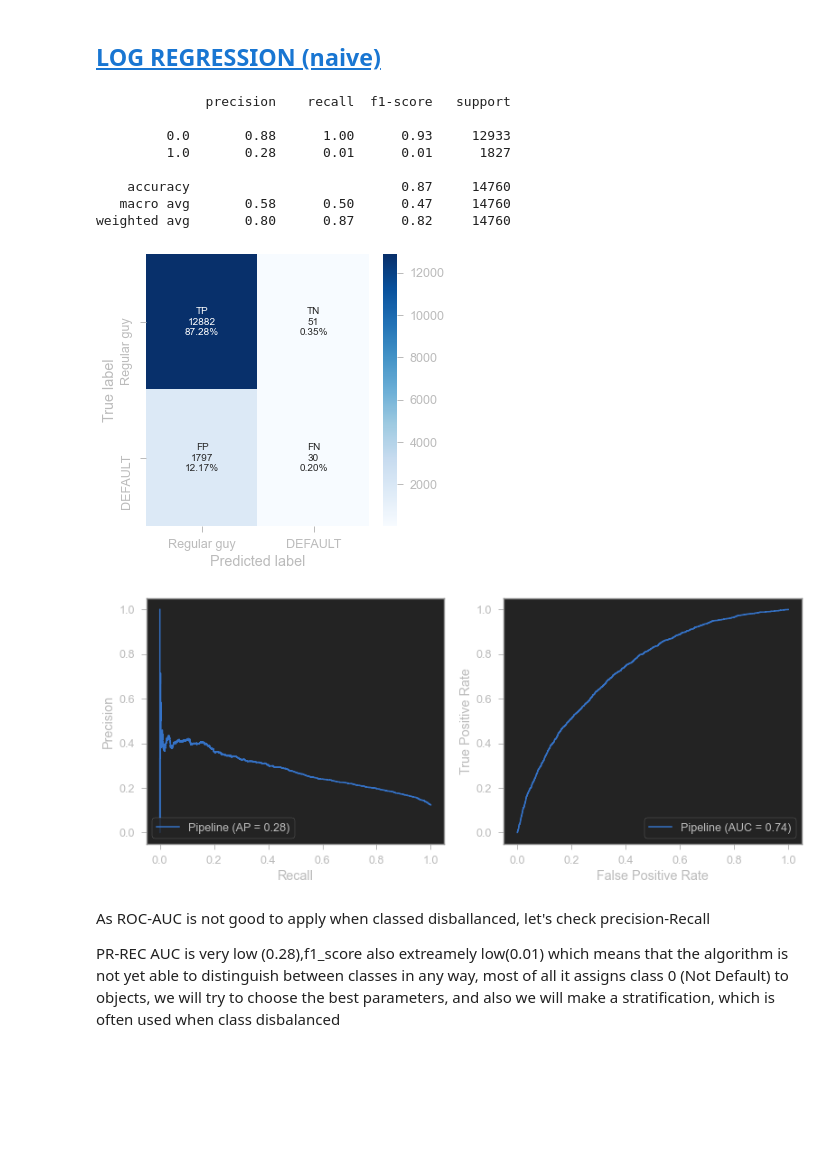
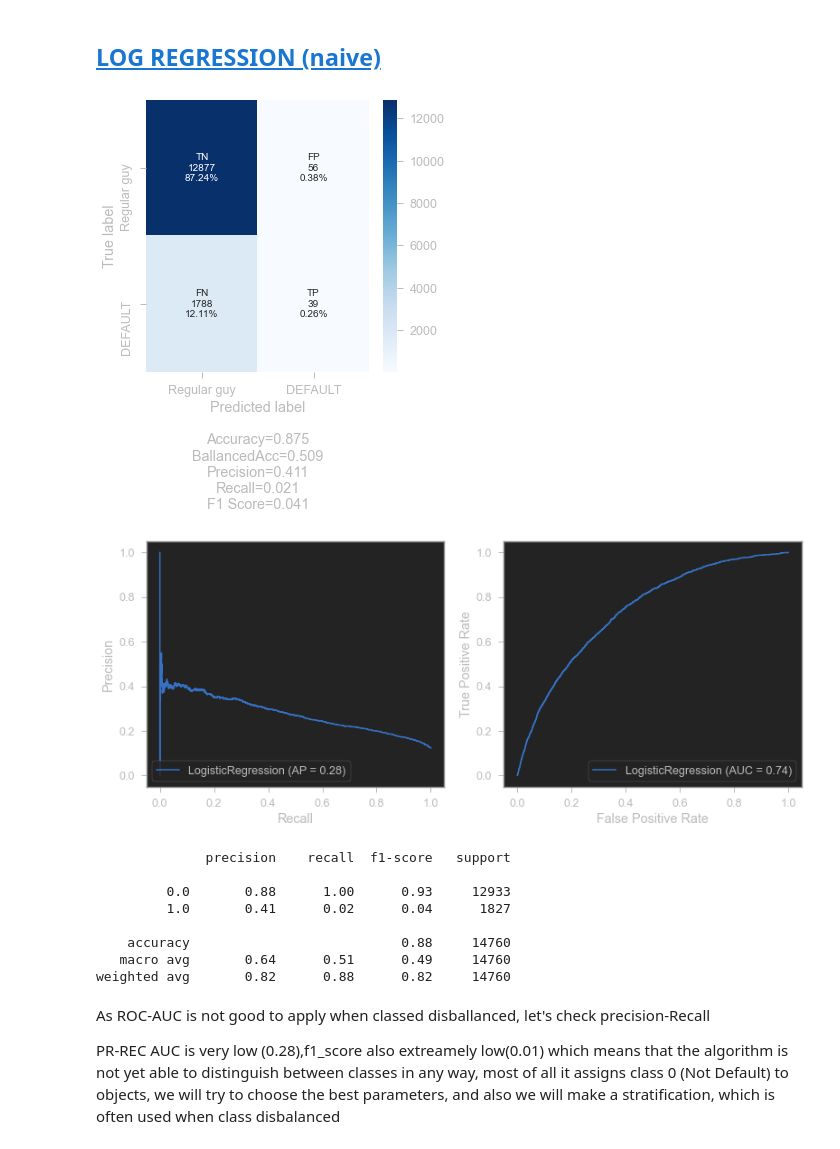
Before and after one commit to vetak8/The_A-team, a Jupyter notebook: Collector's job.ipynb, the cells around one changed output. Drawn from its saved outputs; the diff is of its cells as text; code cells hidden in the pictures; blank space fills up the shorter version.

```diff
--- a/Collector's job.ipynb
+++ b/Collector's job.ipynb
@@ -1026,3 +980,6 @@ cols_to_log = ['age','income','pca_address']
+# %%
+df['pca_address'] = df['pca_address'] + 5
+cols_to_log = ['age','income','pca_address','days_beetwen']
 # %%
 for col in cols_to_log:
-    df[col] = df[col].apply(lambda x: np.log(x+100))
+    df[col] = df[col].apply(lambda x: np.log(x))
@@ -1044,30 +1008,41 @@ y = df_train.default.values
 # %%
 X_train, X_test, y_train, y_test = train_test_split(
     X, y, test_size=.2, random_state=RANDOM_SEED)
+# %%
+scaler = RobustScaler()
+X_train = scaler.fit_transform(X_train)
+X_test = scaler.transform(X_test)
+X_val = scaler.transform(X_val)
 # %%
-pipe_line_lr = Pipeline(steps=[('scaling', RobustScaler()),
-                               ('Logregression',LogisticRegression())])
-model = pipe_line_lr.fit(X_train,y_train)
-y_pred_proba = model.predict_proba(X_test)[:,1]
-y_pred_lr = model.predict(X_test)
-print(classification_report(y_test,y_pred))
-cf_matrix = confusion_matrix(y_test,y_pred_lr)
+# pipe_line_lr = Pipeline(steps=[('scaling', RobustScaler()),
+#                                ('Logregression',LogisticRegression())])
+# model = pipe_line_lr.fit(X_train,y_train)
+# # y_pred_proba = model.predict_proba(X_test)[:,1]
+# y_pred = model.predict(X_test)
+# print(classification_report(y_test,y_pred))
+# cf_matrix = confusion_matrix(y_test,y_pred)
-# %% [output]
-              precision    recall  f1-score   support
-
-         0.0       0.88      1.00      0.93     12933
-         1.0       0.28      0.01      0.01      1827
-
-    accuracy                           0.87     14760
-   macro avg       0.58      0.50      0.47     14760
-weighted avg       0.80      0.87      0.82     14760
+# %%
+lr = LogisticRegression()
+lr.fit(X_train, y_train)
+y_pred_proba = lr.predict_proba(X_test)[:, 1]
+y_pred = lr.predict(X_test)
+cf_matrix = confusion_matrix(y_test,y_pred)
 # %%
 categories = ['Regular guy', 'DEFAULT']
-make_confusion_matrix1(cf_matrix,categories=categories,sum_stats=False)
-make_roc_auc(model,X_test,y_test)
+make_confusion_matrix(cf_matrix,categories=categories,sum_stats=True)
+make_roc_auc(lr,X_test,y_test)
+print(classification_report(y_test,y_pred))
 # %% [output]
-[figure, old version]
+[figure, new version]
-[figure, old version]
+[figure, new version]
+              precision    recall  f1-score   support
+
+         0.0       0.88      1.00      0.93     12933
+         1.0       0.41      0.02      0.04      1827
+
+    accuracy                           0.88     14760
+   macro avg       0.64      0.51      0.49     14760
+weighted avg       0.82      0.88      0.82     14760
 # %% [markdown]
 As ROC-AUC is not good to apply when classed disballanced, let's check precision-Recall
 
```
Also changed, not shown: parts of 52 cells of this notebook.
